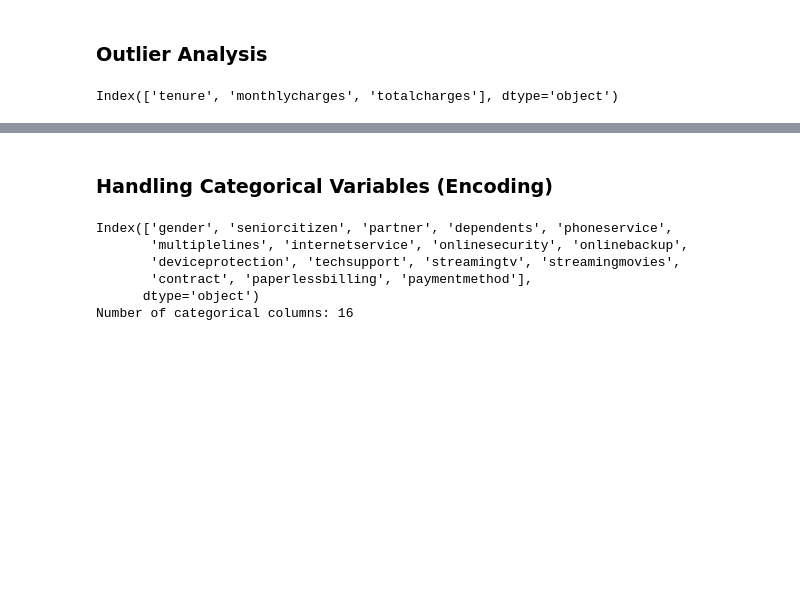
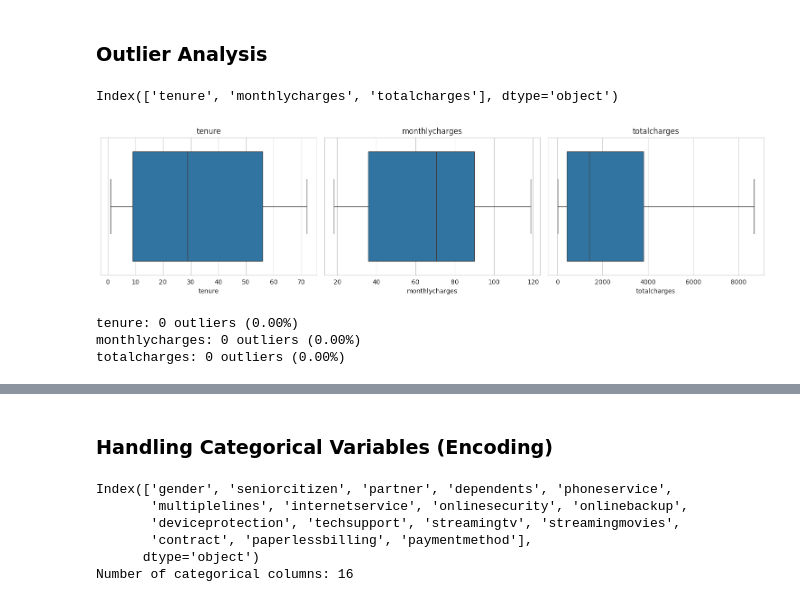
Before and after one commit to Sagarjain93/Machine-Learning-Portfolio, a Jupyter notebook: 03_ML_Practice/Customer_Churn_In_Telecom/Customer_Churn_Telecom.ipynb, the cells around one changed output, grey strips where cells are left out. Cells and saved outputs as stored; diff of their text form; code cells hidden in the pictures; blank space fills up the shorter version.

```diff
--- a/03_ML_Practice/Customer_Churn_In_Telecom/Customer_Churn_Telecom.ipynb
+++ b/03_ML_Practice/Customer_Churn_In_Telecom/Customer_Churn_Telecom.ipynb
@@ -1921,3 +1922,33 @@ num_cols = X_train.select_dtypes(include=['int64', 'float64']).columns
 print(num_cols)
 # %% [output]
 Index(['tenure', 'monthlycharges', 'totalcharges'], dtype='object')
+# %%
+plt.figure(figsize=(15,4))
+
+for i, col in enumerate(num_cols, 1):
+    plt.subplot(1, len(num_cols), i)
+    sns.boxplot(x=X_train[col])
+    plt.title(col)
+
+plt.tight_layout()
+plt.show()
+# %% [output]
+[figure, added]
+# %%
+# Function to check outlier percentage
+for col in num_cols:
+    Q1 = X_train[col].quantile(0.25)
+    Q3 = X_train[col].quantile(0.75)
+    IQR = Q3 - Q1
+
+    lower = Q1 - 1.5 * IQR
+    upper = Q3 + 1.5 * IQR
+
+    outliers = ((X_train[col] < lower) | (X_train[col] > upper)).sum()
+    percent = (outliers / len(X_train)) * 100
+
+    print(f"{col}: {outliers} outliers ({percent:.2f}%)")
+# %% [output]
+tenure: 0 outliers (0.00%)
+monthlycharges: 0 outliers (0.00%)
+totalcharges: 0 outliers (0.00%)
```
Also changed, not shown: parts of 11 cells of this notebook.
